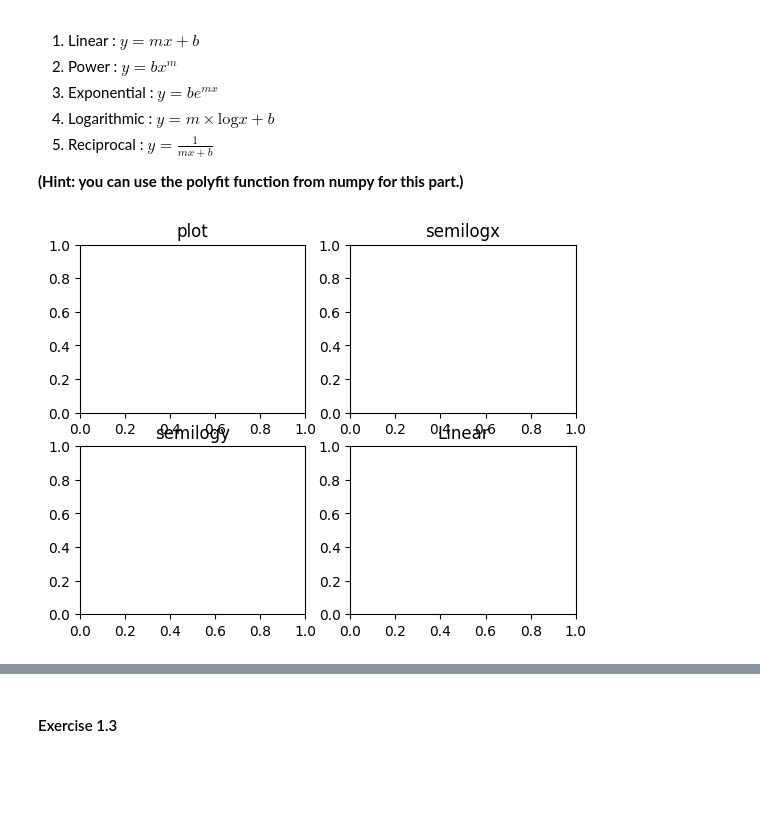
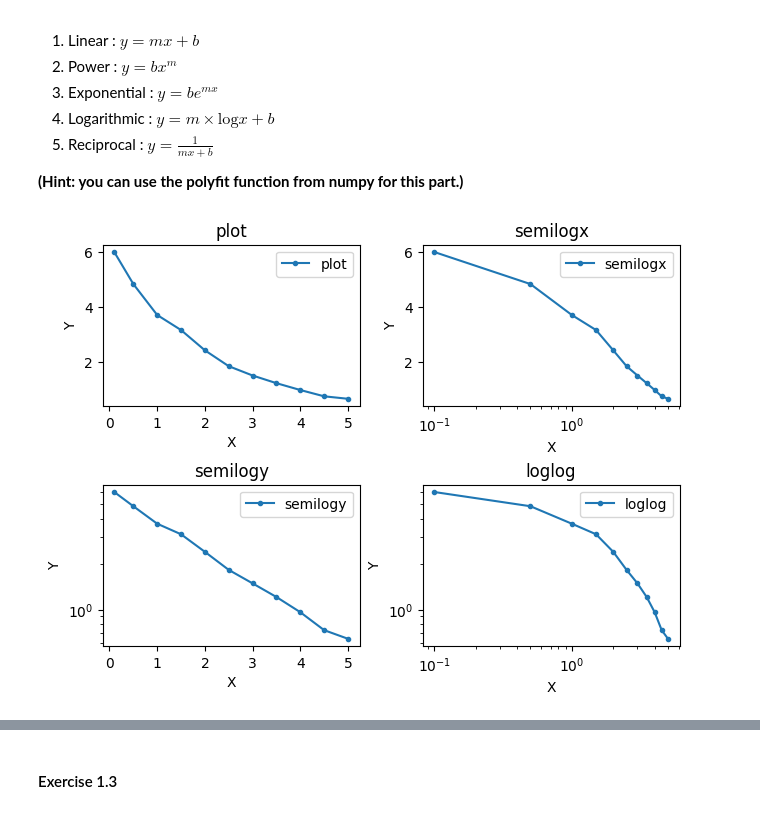
Before and after one commit to amirheyvaz/WiSe-2024, a Jupyter notebook: ML LAB/Exercises/1/1747696_Exercise_01.ipynb, the cells around one changed output, grey strips where cells are left out. Cells and saved outputs as stored; diff of their text form; code cells hidden in the pictures; blank space fills up the shorter version.

```diff
--- a/ML LAB/Exercises/1/1747696_Exercise_01.ipynb
+++ b/ML LAB/Exercises/1/1747696_Exercise_01.ipynb
@@ -109,20 +109,35 @@ Generate a 2 x 2 subplot with the following techniques, plot, semilogx, semilogy
 # %%
 #### Write your code here
 import matplotlib.pyplot as plt
 import numpy as np
 
-x = np.array([ 0.0 , 0.5  , 1.0 , 1.5 , 2.0 , 2.5 , 3.0  , 3.5 , 4.0 , 4.5 , 5.0  ])
+x = np.array([ 0.1 , 0.5  , 1.0 , 1.5 , 2.0 , 2.5 , 3.0  , 3.5 , 4.0 , 4.5 , 5.0  ])
 y = np.array([6.0, 4.83 , 3.7 , 3.15, 2.41 , 1.83 , 1.49 , 1.21 ,0.96 , 0.73 , 0.64])
 fig, ax = plt.subplots(nrows=2, ncols=2, layout='constrained')
 # plot
 ax[0][0].set_title("plot")
+ax[0][0].set_xlabel('X')
+ax[0][0].set_ylabel('Y')
+ax[0][0].plot(x, y, ".-", label='plot')
+ax[0][0].legend()
 # semilogx
 ax[0][1].set_title("semilogx")
+ax[0][1].set_xlabel('X')
+ax[0][1].set_ylabel('Y')
+ax[0][1].semilogx(x, y, ".-", label='semilogx')
+ax[0][1].legend()
 # semilogy
 ax[1][0].set_title("semilogy")
+ax[1][0].set_xlabel('X')
+ax[1][0].set_ylabel('Y')
+ax[1][0].semilogy(x, y, ".-", label='semilogy')
+ax[1][0].legend()
 # loglog
 ax[1][1].set_title("loglog")
-plt.title("Linear")
+ax[1][1].set_xlabel('X')
+ax[1][1].set_ylabel('Y')
+ax[1][1].loglog(x, y, ".-", label='loglog')
+ax[1][1].legend()
 plt.show()
 # %% [output]
-[figure, old version]
+[figure, new version]
```
Also changed, not shown: parts of 13 cells of this notebook.
